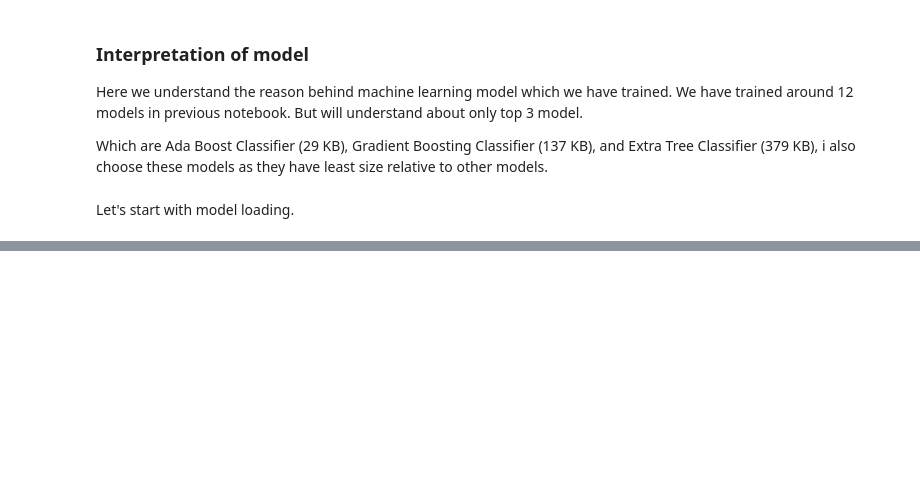
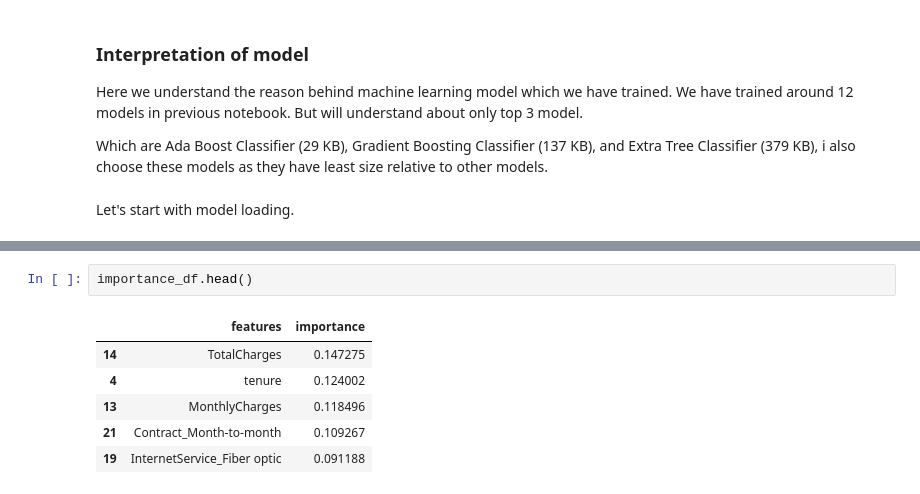
Before and after one commit to bedead/InnoByte-ML-Internship, a Jupyter notebook: Notebooks/Model_interpretation.ipynb, the cells around one changed output, grey strips where cells are left out. Cells and saved outputs as stored; diff of their text form; blank space fills up the shorter version.

```diff
--- a/Notebooks/Model_interpretation.ipynb
+++ b/Notebooks/Model_interpretation.ipynb
@@ -26,0 +67,9 @@ Imported Extra tree.pkl as variable Extra tree.pkl in dict.
+# %%
+importance_df.head()
+# %% [output]
+|  | features | importance |
+| 14 | TotalCharges | 0.147275 |
+| 4 | tenure | 0.124002 |
+| 13 | MonthlyCharges | 0.118496 |
+| 21 | Contract_Month-to-month | 0.109267 |
+| 19 | InternetService_Fiber optic | 0.091188 |
```
Also changed, not shown: parts of 12 cells of this notebook.
